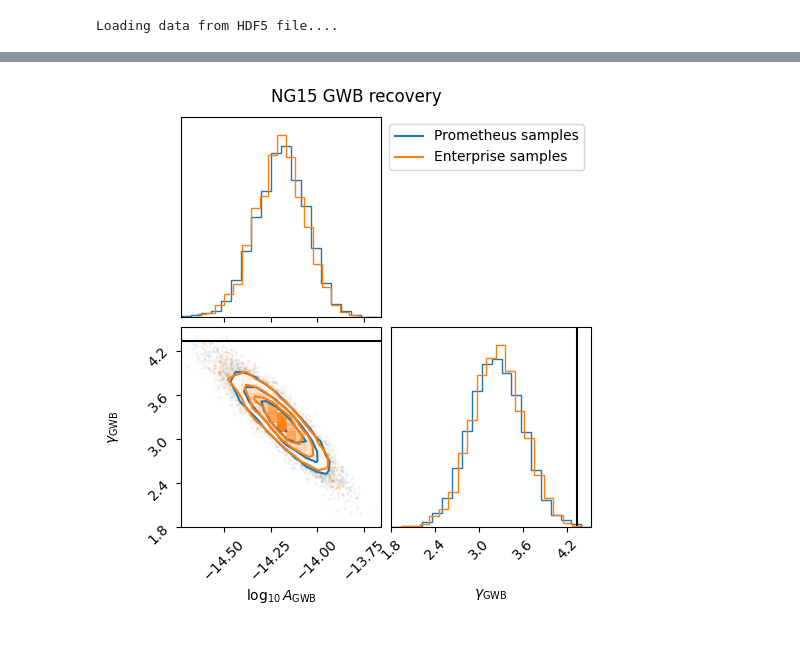
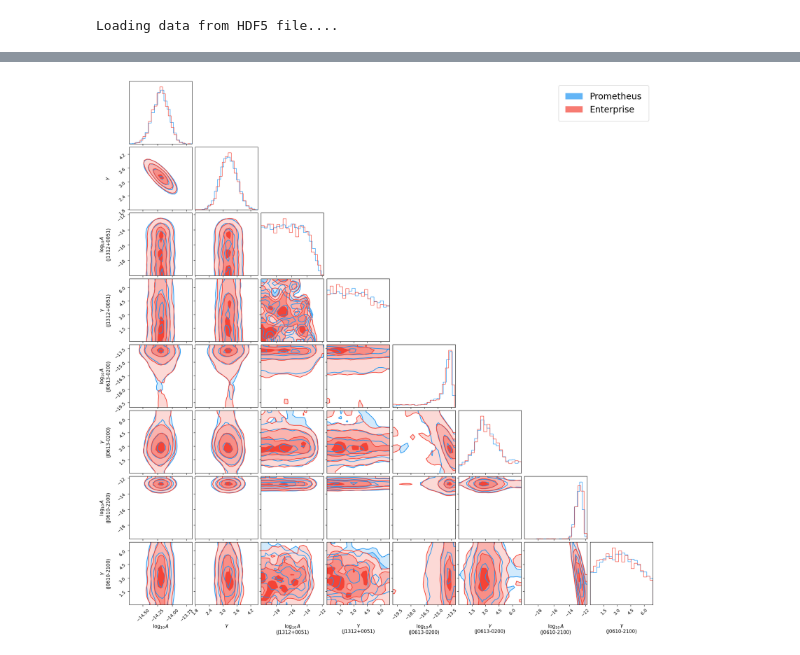
Before and after one commit to XGI-MSU/prometheus, a Jupyter notebook: examples/gwb_pe.ipynb, the cells around one changed output, grey strips where cells are left out. Drawn from its saved outputs; the diff is of its cells as text; code cells hidden in the pictures.

```diff
--- a/examples/gwb_pe.ipynb
+++ b/examples/gwb_pe.ipynb
@@ -83,7 +89,8 @@ FeatherPulsar.read_feather: cannot find _pdist in feather file ../data/NG15/feat
 NG15_data = data.Data(name='NG15',
                       psrs=psrs,
                       wn_dict=wn_dict,
-                      nfreqs=30)
+                      nfreqs=30,
+                      psr_dists_dict=psr_dists_dict)
 print(type(NG15_data))
 # %% [output]
 <class 'prometheus.data.Data'>
@@ -212,0 +208,2 @@ shape of z samples = (5000, 67, 60)
+# %%
+plotter = Iris(pta_model, samples)
@@ -213,6 +214,19 @@ shape of z samples = (5000, 67, 60)
 # %%
 # we're going to compare our results with Enterprise,
-# so we'll load a pre-sampled chain here
+# so we'll load a pre-sampled Enterprise chain here
 enterprise_core = core.Core(corepath='chains/hd_14f_pl_vg.core')
+
+# Enterprise GWB samples
+ent_gwb_samples = np.array([enterprise_core.get_param('gw__log10_A'),
+                                   enterprise_core.get_param('gw__gamma')]).T
+
+# Enterprise pulsar noise samples
+ent_psr_noise_samples = np.transpose(np.array([[enterprise_core.get_param(f'{psr_name}_red_noise_log10_A'),
+                                                enterprise_core.get_param(f'{psr_name}_red_noise_gamma')]
+                                                for psr_name in NG15_data.psr_names]), axes=(2, 0, 1))
+
+# store Enterprise samples in dictionary (same format as Prometheus) for comparison
+enterprise_samples = {gwb_model.name : ent_gwb_samples,
+                      psr_model.name : ent_psr_noise_samples}
 # %% [output]
 Loading data from HDF5 file....
@@ -229,32 +233,10 @@ plt.show()
 # %%
-# corner plot of GWB recovery
-gwb_samples = np.array(samples['gwb_params'])
-
-# plot samples from Prometheus
-fig = corner.corner(data=gwb_samples,
-                    bins=20,
-                    hist_kwargs={'density': True},
-                    color='C0',
-                    labels=[r'$\log_{10}A_\text{GWB}$',
-                            r'$\gamma_\text{GWB}$'],
-                    truths=[None, 13/3],
-                    truth_color='k')
-
-# also plot pre-loaded samples from Enterprise
-enterprise_gwb_samples = np.array([enterprise_core.get_param('gw__log10_A'),
-                                   enterprise_core.get_param('gw__gamma')]).T
-corner.corner(data=enterprise_gwb_samples,
-              bins=20,
-              fig=fig,
-              color='C1',
-              hist_kwargs={'density': True})
-
-# plot legend/title
-axes = np.array(fig.axes).reshape((2, 2))
-axes[0, -1].plot([], [], color='C0', label='Prometheus samples')
-axes[0, -1].plot([], [], color='C1', label='Enterprise samples')
-axes[0, -1].legend(fontsize=10)
-fig.suptitle('NG15 GWB recovery')
-fig.show()
+# plot GWB recovery and noise recovery in first few pulsars
+fig = plotter.corner(params= plotter.gwb_model_params() + \
+                     plotter.psr_model_params(psr_indices=np.r_[:3]),
+               extra_samples=[enterprise_samples],
+               labels=['Prometheus', 'Enterprise'],
+               legend_fontsize=20,
+               bins=20)
 # %% [output]
-[figure, old version]
+[figure, new version]
```
Also changed, not shown: parts of 12 cells of this notebook, 12 other files.
